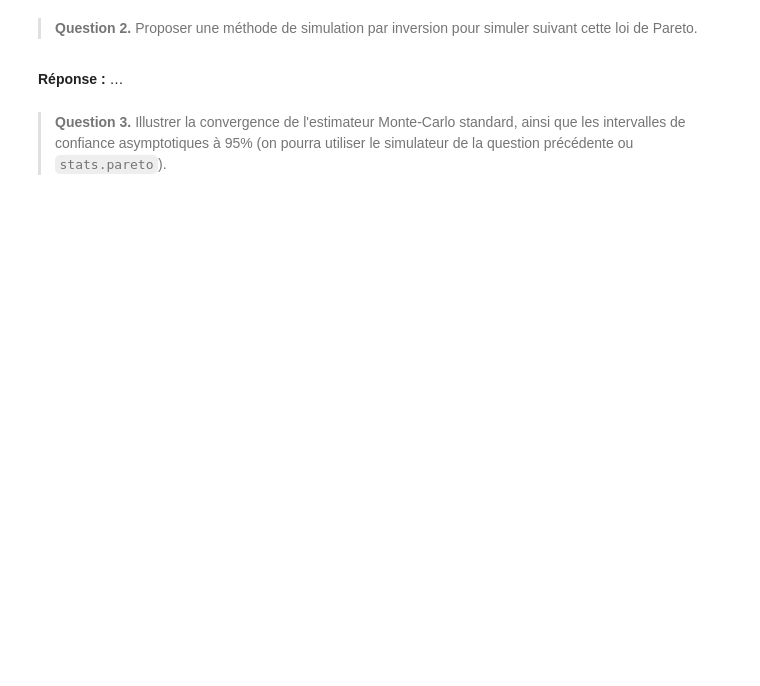
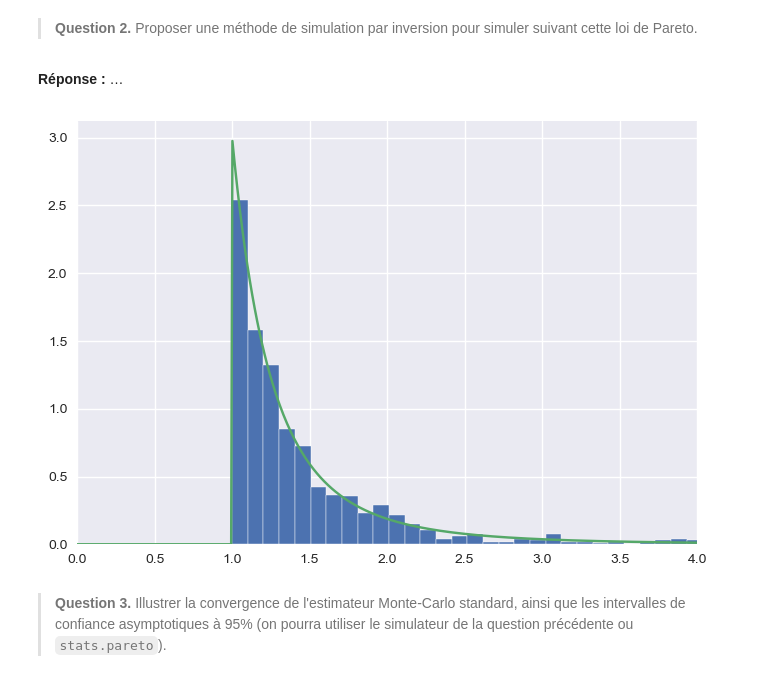
Before and after one commit to PolTibau/Statistique-Computationnelle, a Jupyter notebook: TP/TP1_student.ipynb, the cells around one changed output. Cells and saved outputs as stored; diff of their text form; code cells hidden in the pictures; blank space fills up the shorter version.

```diff
--- a/TP/TP1_student.ipynb
+++ b/TP/TP1_student.ipynb
@@ -485,18 +551,20 @@ fig
 …
 # %%
 # Answer
+#avec un calcul, on trouve que on peut simuler la loi pareto qu'on a comme 1/U^(1/3) avec U uniforme [0,1]
+
 unif = stats.uniform()
 pareto = stats.pareto(b=3)
 
 n = 1000
 
-# Compléter
-
-# Fin compléter
+x = 1/(unif.rvs(size=n, random_state=rng)**(1/3))
 
 t = np.linspace(0, 4, num=500)
 plt.hist(x, label='Échantillon', **nice_hist)
 plt.plot(t, pareto.pdf(t), label='Densité')
 plt.xlim((0, t.max()));
+# %% [output]
+[figure, added]
 # %% [markdown]
 >**Question 3.** Illustrer la convergence de l'estimateur Monte-Carlo standard, ainsi que les intervalles de confiance asymptotiques à 95% (on pourra utiliser le simulateur de la question précédente ou `stats.pareto`).
```
Also changed, not shown: parts of 14 cells of this notebook.
